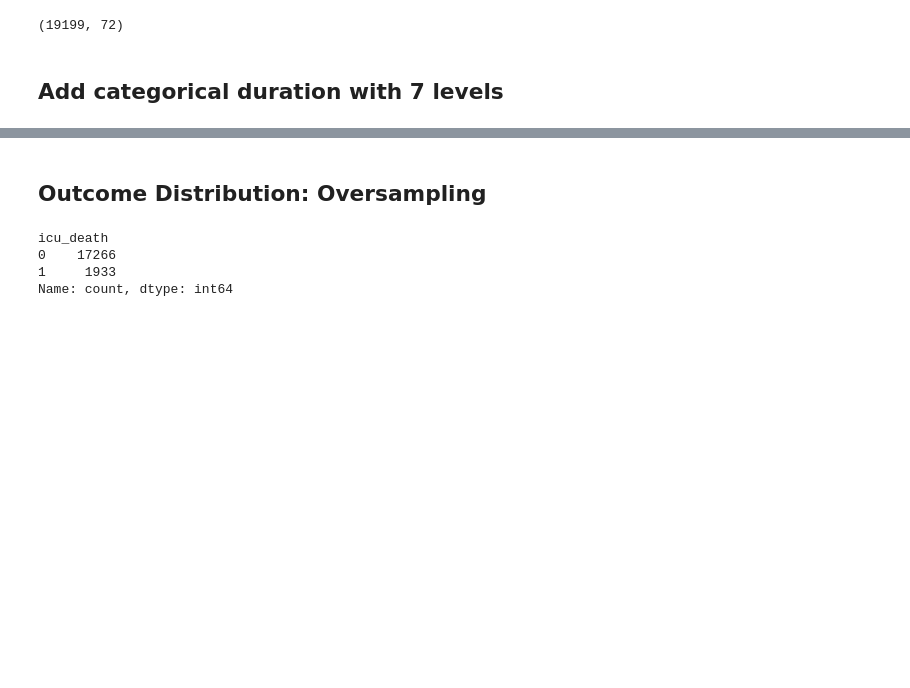
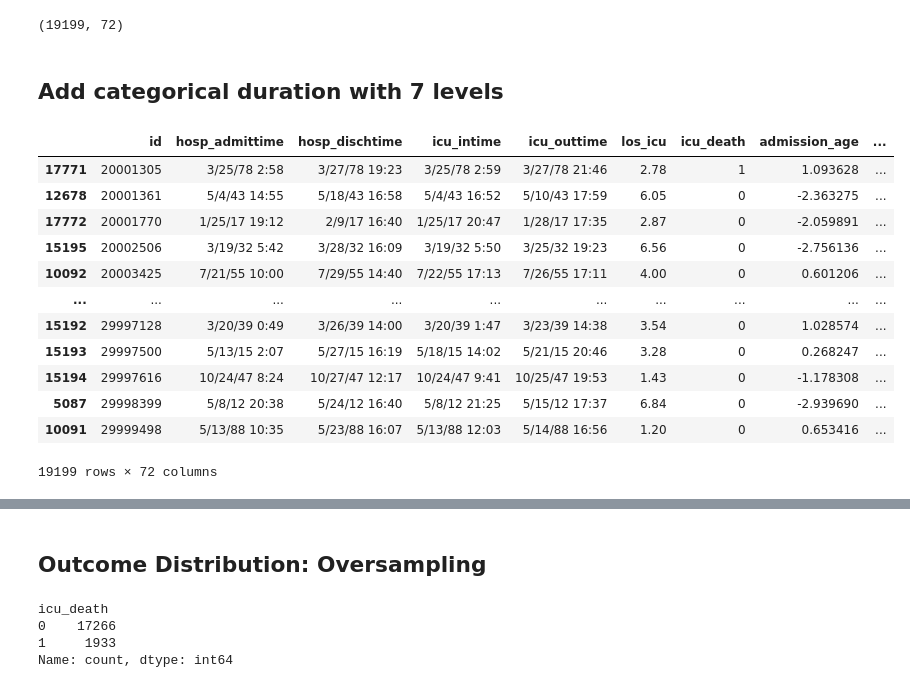
Before and after one commit to xuqianyi/SPH6004_group_assignment, a Jupyter notebook: clean.ipynb, the cells around one changed output, grey strips where cells are left out. Drawn from its saved outputs; the diff is of its cells as text; code cells hidden in the pictures; blank space fills up the shorter version.

```diff
--- a/clean.ipynb
+++ b/clean.ipynb
@@ -328,3 +343,19 @@ loscat_icu = np.select(conditions, values)
+# %%
+df2
+# %% [output]
+|  | id | hosp_admittime | hosp_dischtime | icu_intime | icu_outtime | los_icu | icu_death | admission_age | ... |
+| 17771 | 20001305 | 3/25/78 2:58 | 3/27/78 19:23 | 3/25/78 2:59 | 3/27/78 21:46 | 2.78 | 1 | 1.093628 | ... |
+| 12678 | 20001361 | 5/4/43 14:55 | 5/18/43 16:58 | 5/4/43 16:52 | 5/10/43 17:59 | 6.05 | 0 | -2.363275 | ... |
+| 17772 | 20001770 | 1/25/17 19:12 | 2/9/17 16:40 | 1/25/17 20:47 | 1/28/17 17:35 | 2.87 | 0 | -2.059891 | ... |
+| 15195 | 20002506 | 3/19/32 5:42 | 3/28/32 16:09 | 3/19/32 5:50 | 3/25/32 19:23 | 6.56 | 0 | -2.756136 | ... |
+| 10092 | 20003425 | 7/21/55 10:00 | 7/29/55 14:40 | 7/22/55 17:13 | 7/26/55 17:11 | 4.00 | 0 | 0.601206 | ... |
+| ... | ... | ... | ... | ... | ... | ... | ... | ... | ... |
+| 15192 | 29997128 | 3/20/39 0:49 | 3/26/39 14:00 | 3/20/39 1:47 | 3/23/39 14:38 | 3.54 | 0 | 1.028574 | ... |
+| 15193 | 29997500 | 5/13/15 2:07 | 5/27/15 16:19 | 5/18/15 14:02 | 5/21/15 20:46 | 3.28 | 0 | 0.268247 | ... |
+| 15194 | 29997616 | 10/24/47 8:24 | 10/27/47 12:17 | 10/24/47 9:41 | 10/25/47 19:53 | 1.43 | 0 | -1.178308 | ... |
+| 5087 | 29998399 | 5/8/12 20:38 | 5/24/12 16:40 | 5/8/12 21:25 | 5/15/12 17:37 | 6.84 | 0 | -2.939690 | ... |
+| 10091 | 29999498 | 5/13/88 10:35 | 5/23/88 16:07 | 5/13/88 12:03 | 5/14/88 16:56 | 1.20 | 0 | 0.653416 | ... |
+19199 rows × 72 columns
 # %%
 df2 = df2.iloc[:, 5:]
 df2.insert(0, "loscat_icu", loscat_icu)
```
Also changed, not shown: parts of 8 cells of this notebook.
